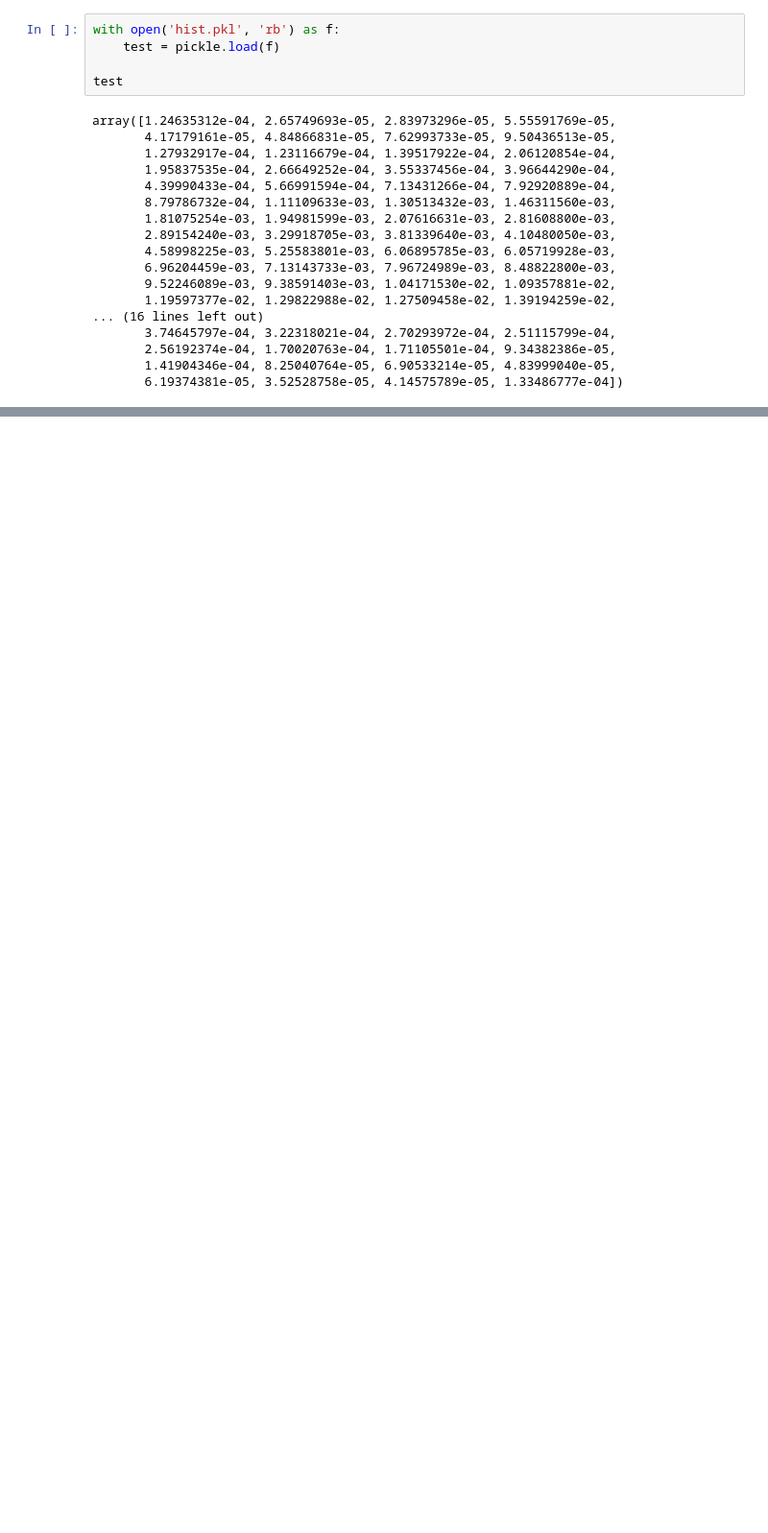
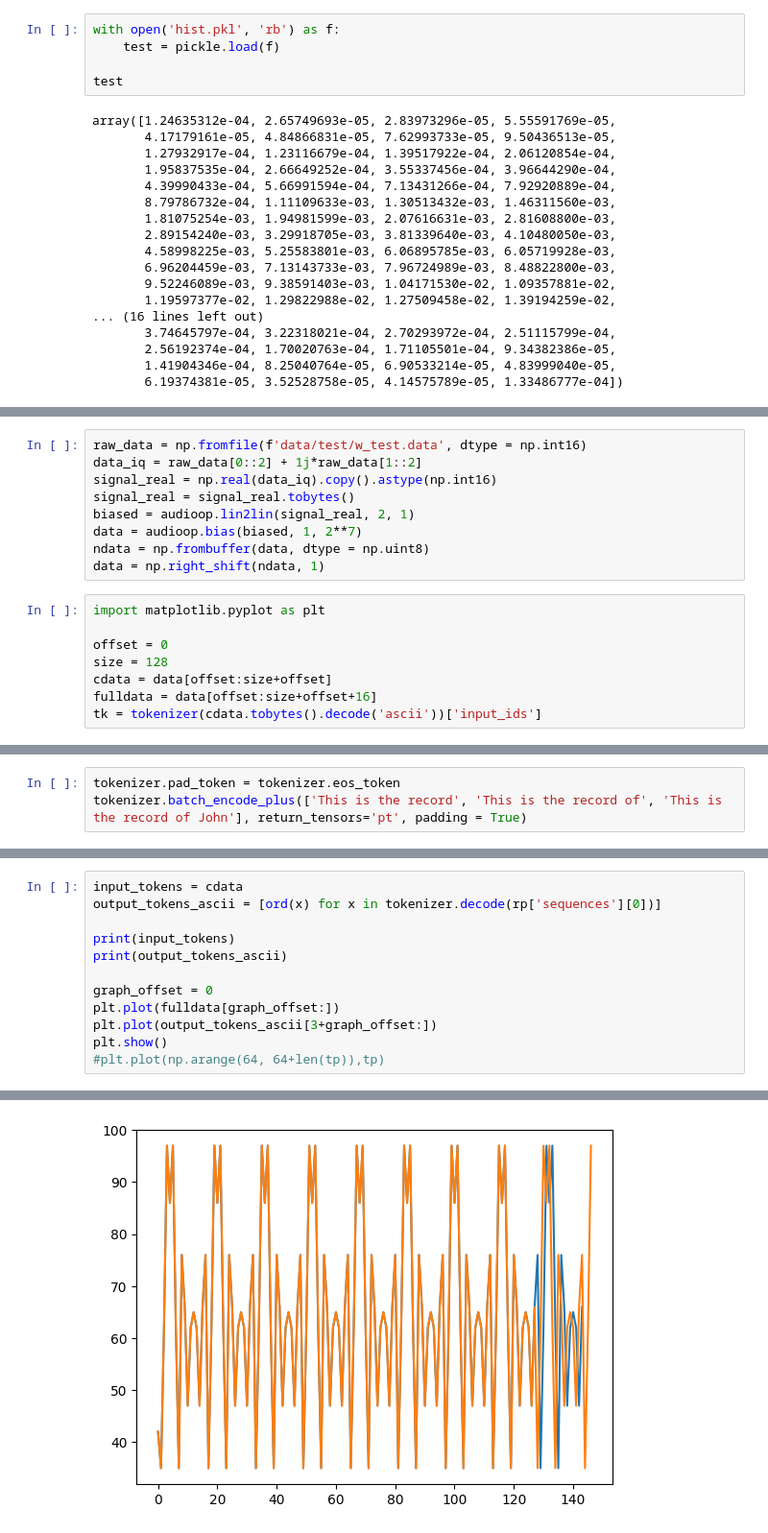
Before and after one commit to francisrmatt/llmcomp, a Jupyter notebook: play.ipynb, the cells around one changed output, grey strips where cells are left out. Shown at 96% size. Drawn from its saved outputs; the diff is of its cells as text; blank space fills up the shorter version.

```diff
--- a/play.ipynb
+++ b/play.ipynb
@@ -539,0 +555,17 @@ array([1.24635312e-04, 2.65749693e-05, 2.83973296e-05, 5.55591769e-05,
+# %%
+raw_data = np.fromfile(f'data/test/w_test.data', dtype = np.int16)
+data_iq = raw_data[0::2] + 1j*raw_data[1::2]
+signal_real = np.real(data_iq).copy().astype(np.int16)
+signal_real = signal_real.tobytes()
+biased = audioop.lin2lin(signal_real, 2, 1)
+data = audioop.bias(biased, 1, 2**7)
+ndata = np.frombuffer(data, dtype = np.uint8)
+data = np.right_shift(ndata, 1)
+# %%
+import matplotlib.pyplot as plt
+
+offset = 0
+size = 128
+cdata = data[offset:size+offset]
+fulldata = data[offset:size+offset+16]
+tk = tokenizer(cdata.tobytes().decode('ascii'))['input_ids']
@@ -539,0 +600,3 @@ array([1.24635312e-04, 2.65749693e-05, 2.83973296e-05, 5.55591769e-05,
+# %%
+tokenizer.pad_token = tokenizer.eos_token
+tokenizer.batch_encode_plus(['This is the record', 'This is the record of', 'This is the record of John'], return_tensors='pt', padding = True)
@@ -539,0 +609,13 @@ array([1.24635312e-04, 2.65749693e-05, 2.83973296e-05, 5.55591769e-05,
+# %%
+input_tokens = cdata
+output_tokens_ascii = [ord(x) for x in tokenizer.decode(rp['sequences'][0])]
+
+print(input_tokens)
+print(output_tokens_ascii)
+
+graph_offset = 0
+plt.plot(fulldata[graph_offset:])
+plt.plot(output_tokens_ascii[3+graph_offset:])
+plt.show()
+#plt.plot(np.arange(64, 64+len(tp)),tp)
+# %% [output]
@@ -539,0 +629 @@ array([1.24635312e-04, 2.65749693e-05, 2.83973296e-05, 5.55591769e-05,
+[figure, added]
```
Also changed, not shown: parts of 11 cells of this notebook, 9 other files.
